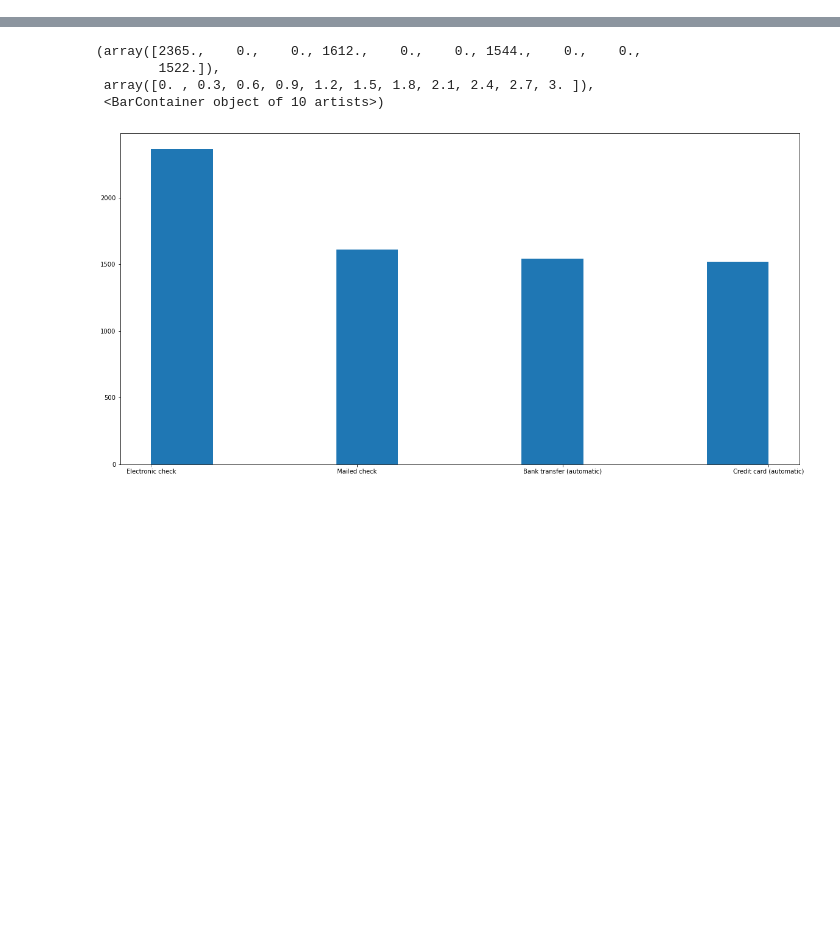
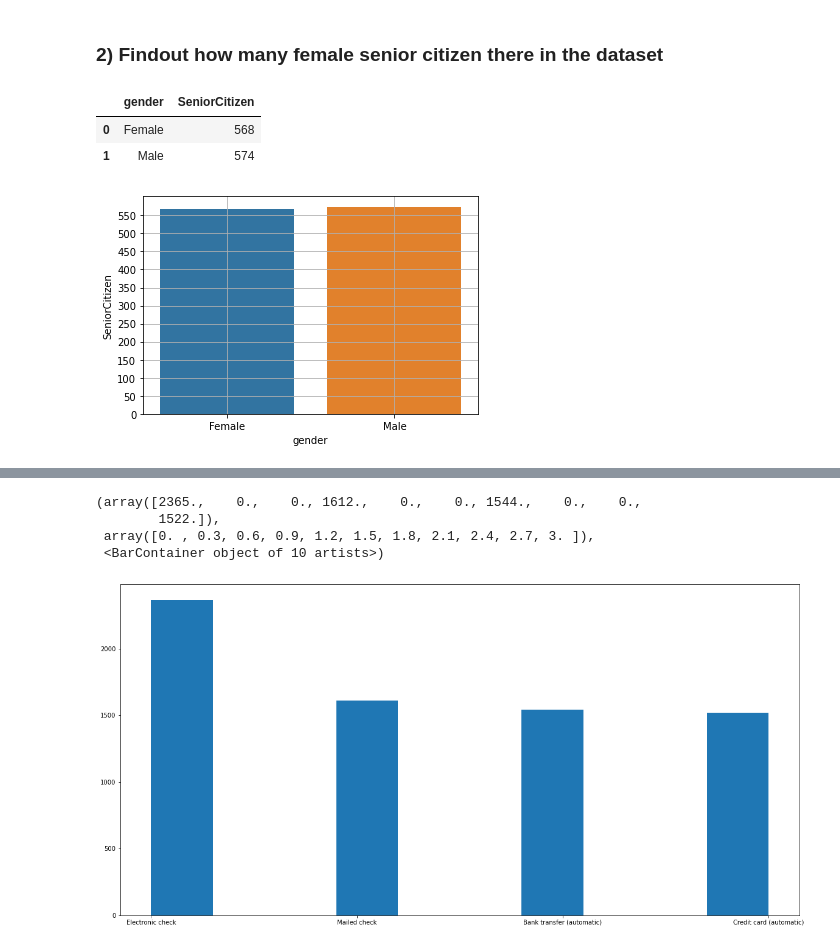
Before and after one commit to sreeh4ri/ictk_projects, a Jupyter notebook: notebooks/act-week4.ipynb, the cells around one changed output, grey strips where cells are left out. Drawn from its saved outputs; the diff is of its cells as text; code cells hidden in the pictures; blank space fills up the shorter version.

```diff
--- a/notebooks/act-week4.ipynb
+++ b/notebooks/act-week4.ipynb
@@ -25,0 +61,13 @@ display(data.head)
+# %% [markdown]
+### 2) Findout how many female senior citizen there in the dataset
+# %%
+sen_citi = data[data['SeniorCitizen']==1].groupby(['gender'], as_index=False).agg({'SeniorCitizen':'count'})
+display(sen_citi)
+sns.barplot(x= 'gender',y = 'SeniorCitizen',data = sen_citi)
+plt.yticks(np.arange(0,600,50))
+plt.grid(True)
+# %% [output]
+|  | gender | SeniorCitizen |
+| 0 | Female | 568 |
+| 1 | Male | 574 |
+[figure, added]
```
Also changed, not shown: parts of 10 cells of this notebook, 1 other file.
